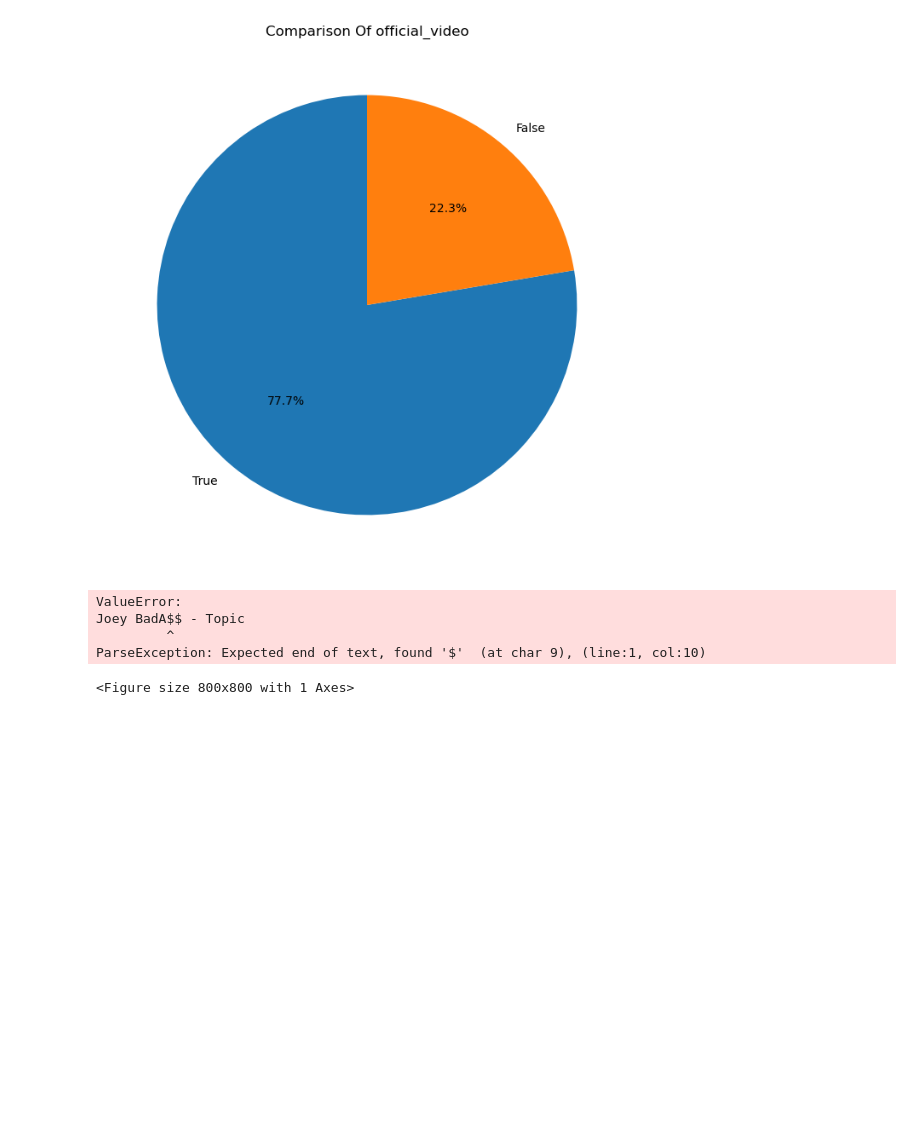
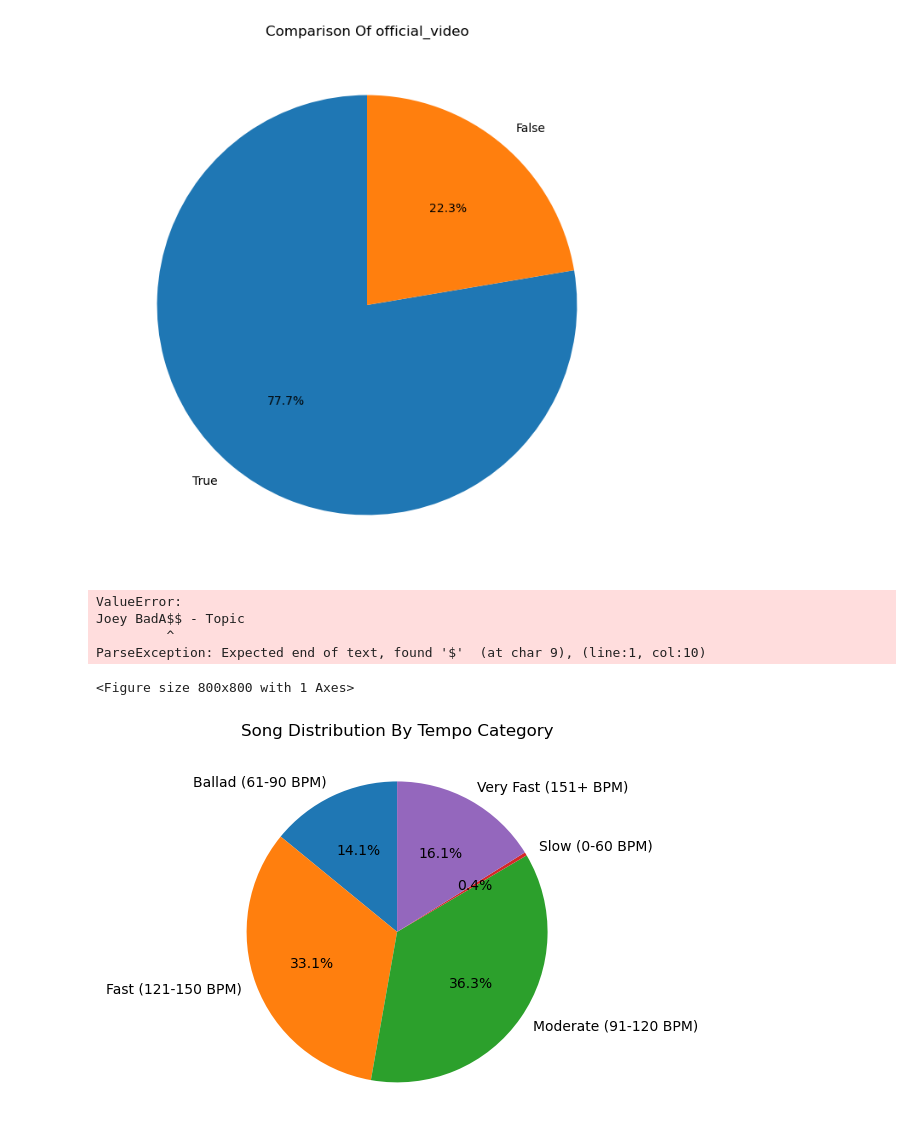
Before and after one commit to FlazeFy2/DS_Spotify-YouTube-Data, a Jupyter notebook: exploratory data analysis-pie.ipynb, the cells around one changed output. Saved outputs shown, nothing was run; the diff lists cells and outputs as text; code cells hidden in the pictures; blank space fills up the shorter version.

Commit message:
[DS] Exploratory Data Analysis (EDA) - Pie Chart Song Distribution By Tempo Category

```diff
--- a/exploratory data analysis-pie.ipynb
+++ b/exploratory data analysis-pie.ipynb
@@ -26,3 +26,38 @@ Joey BadA$$ - Topic
          ^
 ParseException: Expected end of text, found '$'  (at char 9), (line:1, col:10)
 <Figure size 800x800 with 1 Axes>
+# %%
+import pandas as pd
+import matplotlib.pyplot as plt
+
+# Dataset
+# Exploratory Data Analysis (EDA) - Pie Chart Song Distribution By Tempo Category
+df = pd.read_csv("Spotify Youtube Dataset.csv")
+
+# Convert tempo
+def categorize_tempo(bpm):
+    if bpm <= 60:
+        return "Slow (0-60 BPM)"
+    elif bpm <= 90:
+        return "Ballad (61-90 BPM)"
+    elif bpm <= 120:
+        return "Moderate (91-120 BPM)"
+    elif bpm <= 150:
+        return "Fast (121-150 BPM)"
+    else:
+        return "Very Fast (151+ BPM)"
+
+df["Tempo Category"] = df["Tempo"].apply(categorize_tempo)
+
+# Count the number of missions
+quartal_counts = df["Tempo Category"].value_counts().sort_index()
+
+# Pie Chart
+plt.figure(figsize=(6, 6))
+quartal_counts.plot.pie(autopct='%1.1f%%', startangle=90)
+plt.title("Song Distribution By Tempo Category")
+plt.ylabel("")
+plt.tight_layout()
+plt.show()
+# %% [output]
+[figure, added]
```
